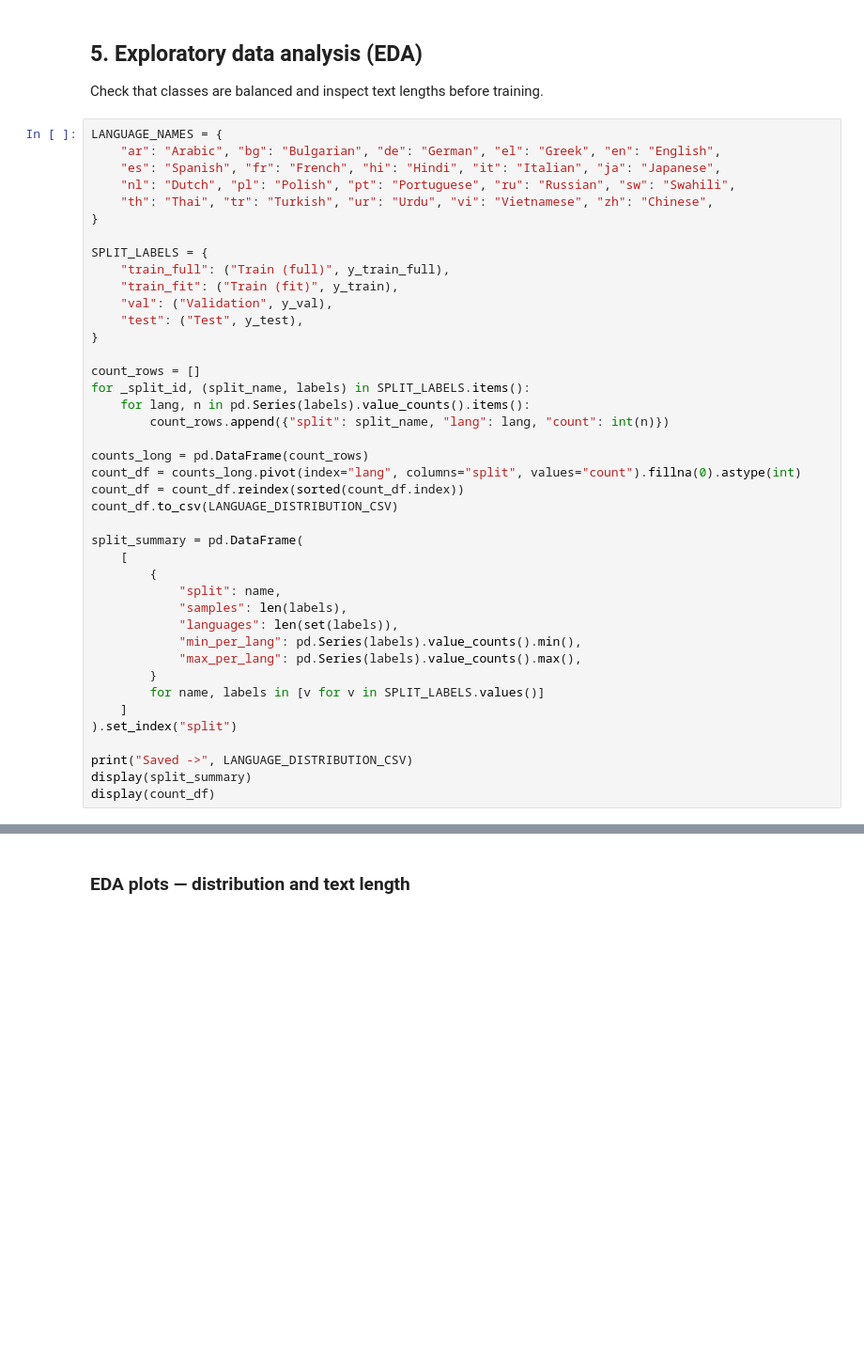
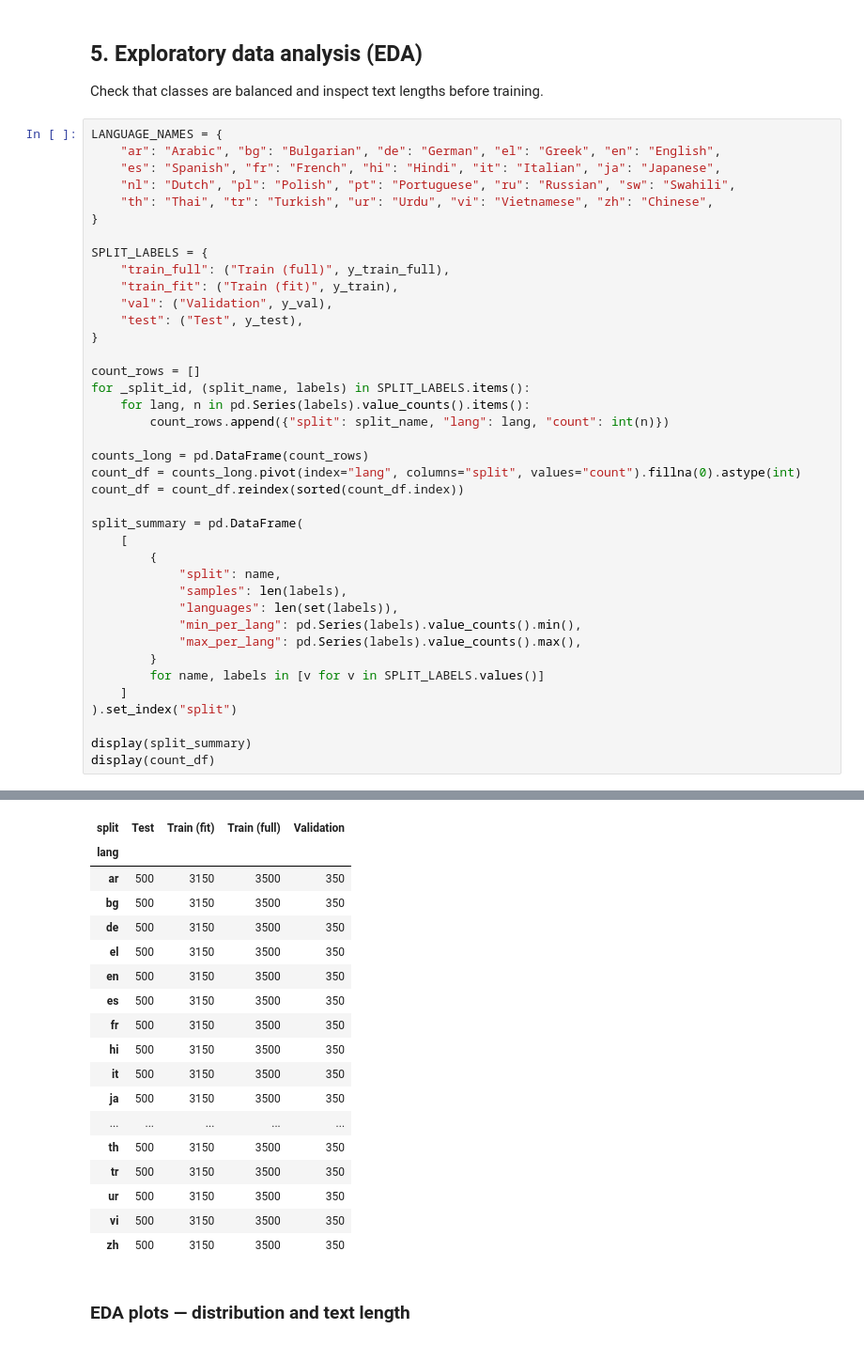
Before and after one commit to mohamed-elessawy/Mental-Health-RAG-Chatbot, a Jupyter notebook: notebooks/module1_language_detection.ipynb, the cells around one changed output, grey strips where cells are left out. Shown at 94% size. Drawn from its saved outputs; the diff is of its cells as text; blank space fills up the shorter version.

```diff
--- a/notebooks/module1_language_detection.ipynb
+++ b/notebooks/module1_language_detection.ipynb
@@ -255,7 +241,6 @@ for _split_id, (split_name, labels) in SPLIT_LABELS.items():
 counts_long = pd.DataFrame(count_rows)
 count_df = counts_long.pivot(index="lang", columns="split", values="count").fillna(0).astype(int)
 count_df = count_df.reindex(sorted(count_df.index))
-count_df.to_csv(LANGUAGE_DISTRIBUTION_CSV)
 
 split_summary = pd.DataFrame(
     [
@@ -270,6 +255,6 @@ split_summary = pd.DataFrame(
     ]
 ).set_index("split")
 
-print("Saved ->", LANGUAGE_DISTRIBUTION_CSV)
 display(split_summary)
 display(count_df)
+# %% [output]
@@ -276,3 +267,21 @@ display(count_df)
+| split | Test | Train (fit) | Train (full) | Validation |
+| lang |  |  |  |  |
+| ar | 500 | 3150 | 3500 | 350 |
+| bg | 500 | 3150 | 3500 | 350 |
+| de | 500 | 3150 | 3500 | 350 |
+| el | 500 | 3150 | 3500 | 350 |
+| en | 500 | 3150 | 3500 | 350 |
+| es | 500 | 3150 | 3500 | 350 |
+| fr | 500 | 3150 | 3500 | 350 |
+| hi | 500 | 3150 | 3500 | 350 |
+| it | 500 | 3150 | 3500 | 350 |
+| ja | 500 | 3150 | 3500 | 350 |
+| ... | ... | ... | ... | ... |
+| th | 500 | 3150 | 3500 | 350 |
+| tr | 500 | 3150 | 3500 | 350 |
+| ur | 500 | 3150 | 3500 | 350 |
+| vi | 500 | 3150 | 3500 | 350 |
+| zh | 500 | 3150 | 3500 | 350 |
 # %% [markdown]
 ### EDA plots — distribution and text length
 # %%
```
Also changed, not shown: parts of 11 cells of this notebook, 8 other files.
